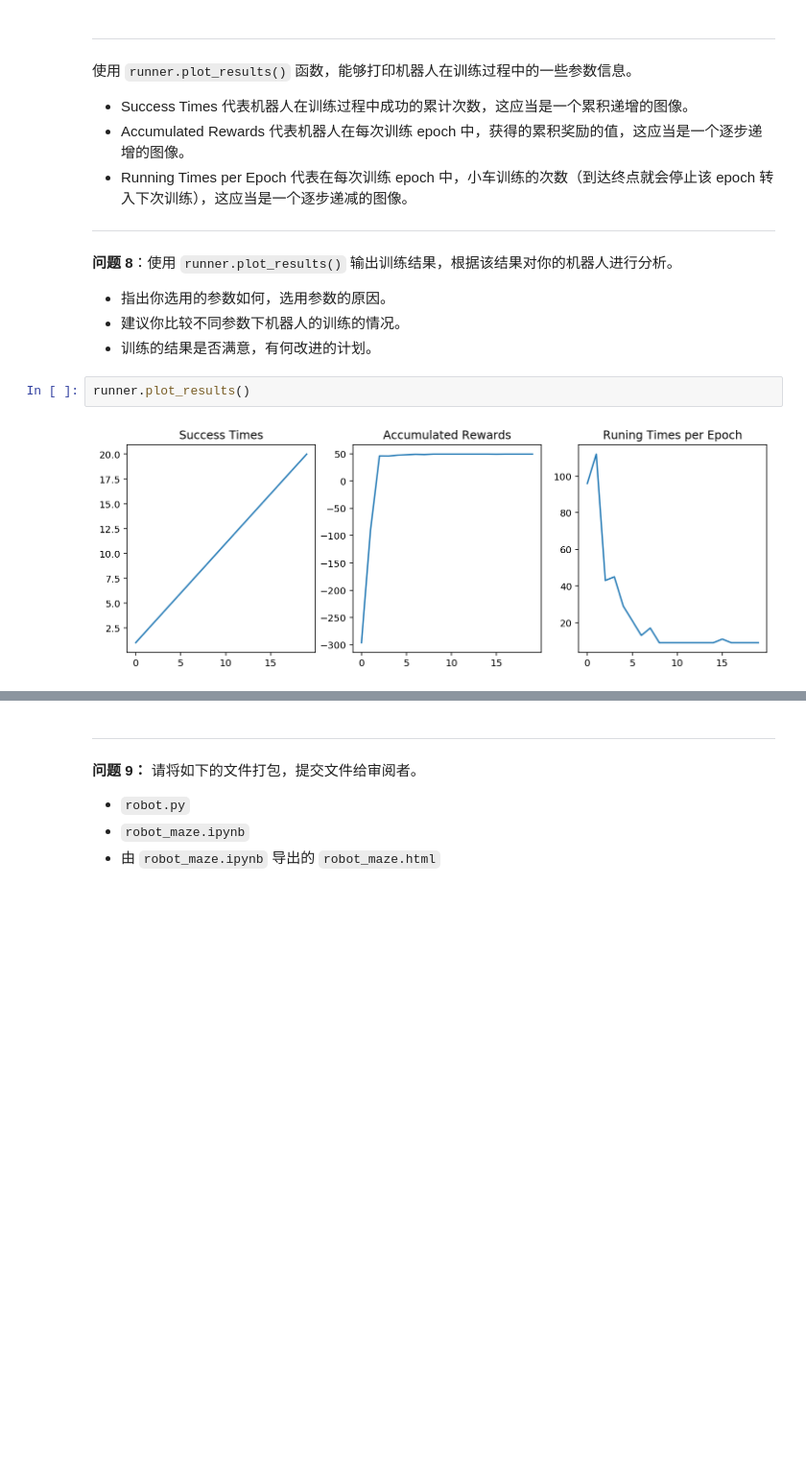
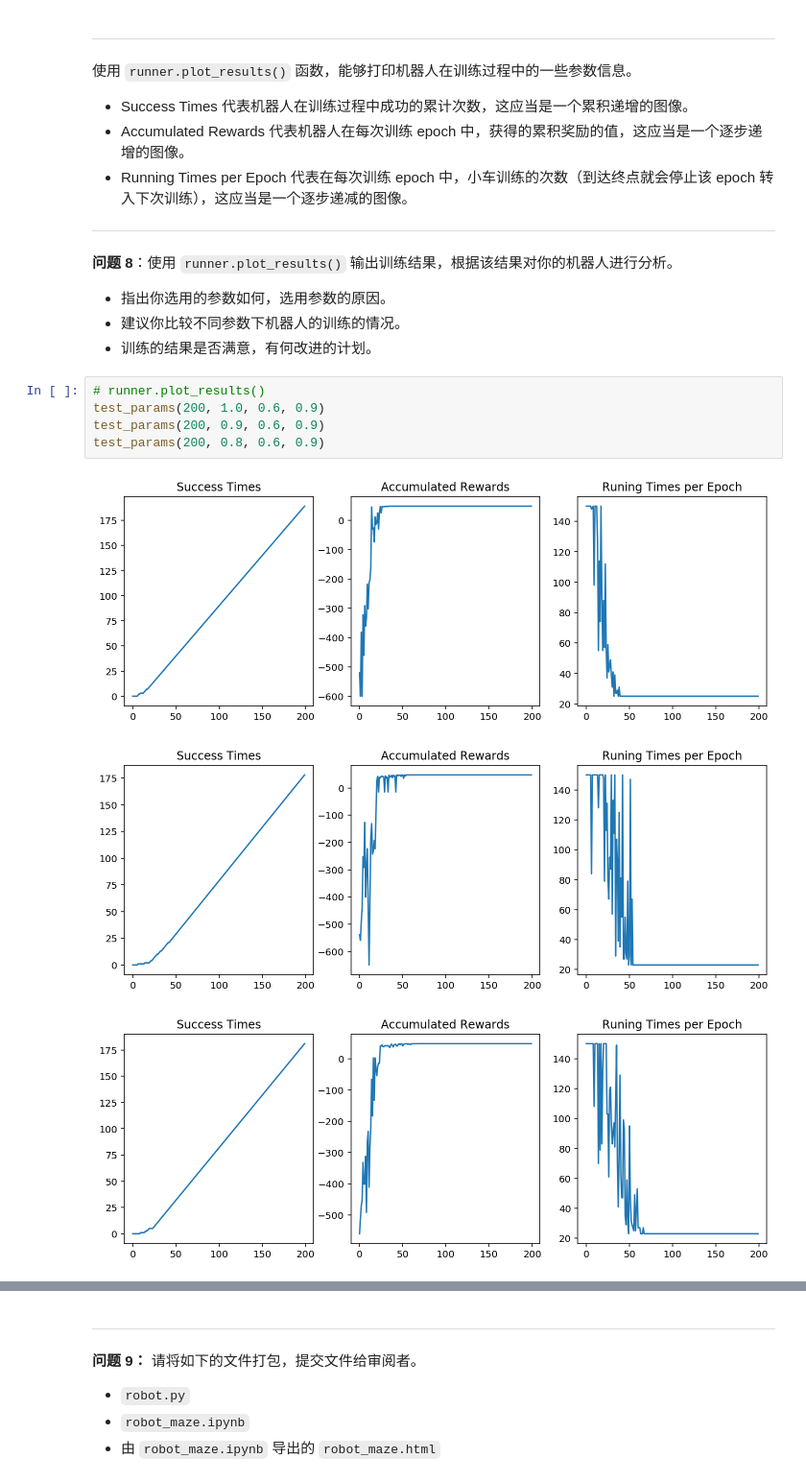
Before and after one commit to NARUTONBM/Uda-machine-learning, a Jupyter notebook: Reinforcement_learning/Maze/robot_maze.ipynb, the cells around one changed output, grey strips where cells are left out. Shown at 96% size. Saved outputs shown, nothing was run; the diff lists cells and outputs as text; blank space fills up the shorter version.

```diff
--- a/Reinforcement_learning/Maze/robot_maze.ipynb
+++ b/Reinforcement_learning/Maze/robot_maze.ipynb
@@ -273,7 +297,12 @@ runner.run_training(epoch, display_direction=True)
 - 指出你选用的参数如何，选用参数的原因。
 - 建议你比较不同参数下机器人的训练的情况。
 - 训练的结果是否满意，有何改进的计划。
-# %%
-runner.plot_results()
-# %% [output]
-[figure, removed]
+# %%
+# runner.plot_results()
+test_params(200, 1.0, 0.6, 0.9)
+test_params(200, 0.9, 0.6, 0.9)
+test_params(200, 0.8, 0.6, 0.9)
+# %% [output]
+[figure, added]
+[figure, added]
+[figure, added]
```
Also changed, not shown: parts of 10 cells of this notebook, 2 other files.
